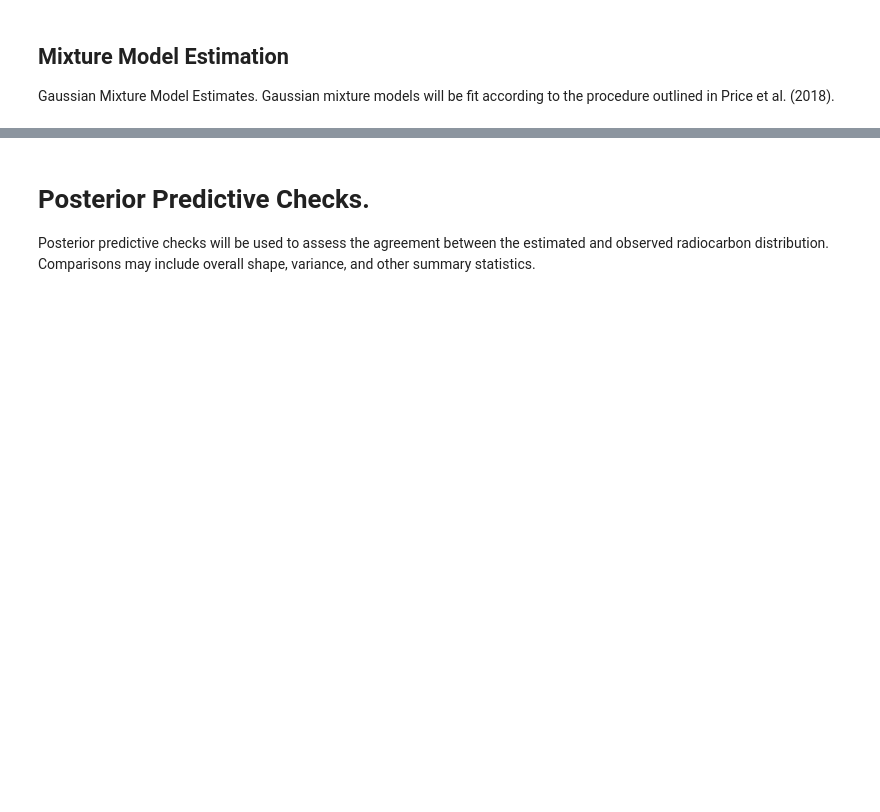
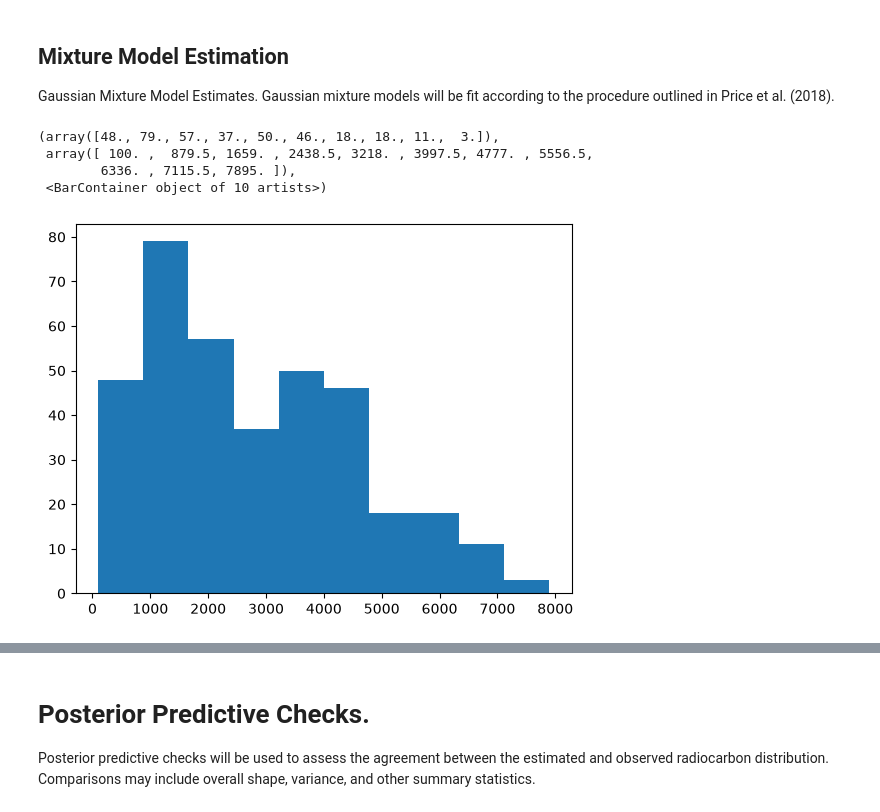
Before and after one commit to marchmanjake/radiocarbon, a Jupyter notebook: final_project_model_pipeline-1.ipynb, the cells around one changed output, grey strips where cells are left out. Cells and saved outputs as stored; diff of their text form; code cells hidden in the pictures; blank space fills up the shorter version.

```diff
--- a/final_project_model_pipeline-1.ipynb
+++ b/final_project_model_pipeline-1.ipynb
@@ -27,5 +26,9 @@ radiocarbon = pd.read_excel("radiocarbon.xlsx")
 radiocarbon = radiocarbon[~radiocarbon['GenProv']
                 .str.contains("POLLEN CORE|GEOLOGICAL SAMPLE", case=False)]
 
+# Samples prior to 80000 BP removed.
+# 70000 BP widely regarded as first reliable evidence of human occupation in the far southern part of the study region
+radiocarbon = radiocarbon.iloc[radiocarbon["C14Date1"] < 8000]
+
 print("Number of cultural samples available:", radiocarbon.shape[0])
 # %% [output]
@@ -80,6 +83,16 @@ Dates-as-data can lead to biased estimates of population density due to intensiv
 ## Mixture Model Estimation
 
 Gaussian Mixture Model Estimates. Gaussian mixture models will be fit according to the procedure outlined in Price et al. (2018).
+# %%
+dates = radiocarbon["C14Date1"].values
+
+plt.hist(dates)
+# %% [output]
+(array([48., 79., 57., 37., 50., 46., 18., 18., 11.,  3.]),
+ array([ 100. ,  879.5, 1659. , 2438.5, 3218. , 3997.5, 4777. , 5556.5,
+        6336. , 7115.5, 7895. ]),
+ <BarContainer object of 10 artists>)
+[figure, added]
 # %%
 #==============================================#
 # BAYESIAN ESTIMATION OF GAUSSIAN MIXTURE MODEL
```
Also changed, not shown: parts of 5 cells of this notebook.
